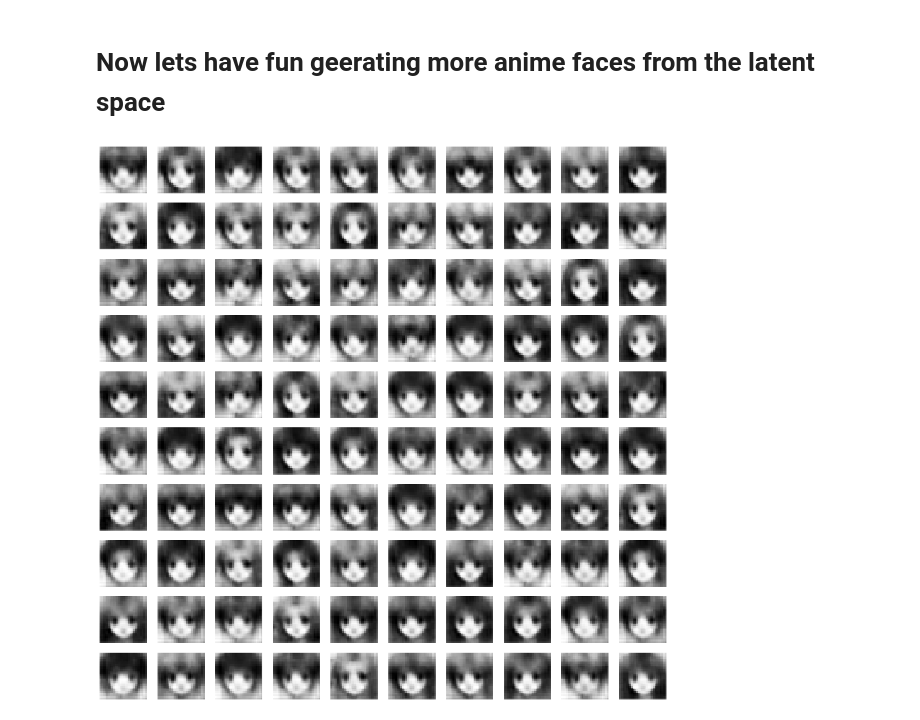
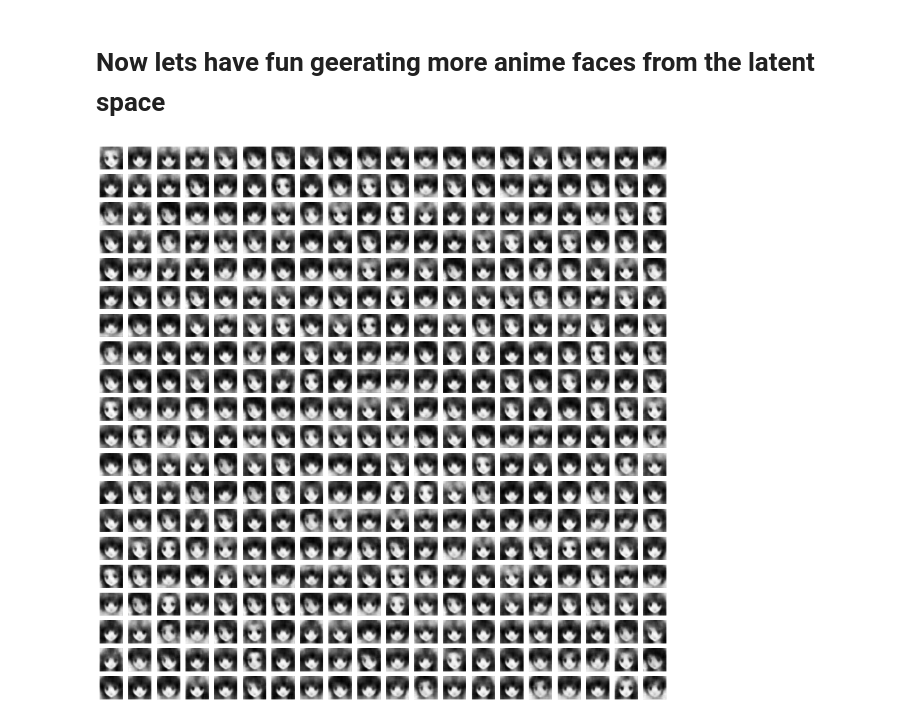
Before and after one commit to AHamamd150/Zewail-city, a Jupyter notebook: Generate_AnimeFaces_GAE.ipynb, the cells around one changed output. Saved outputs shown, nothing was run; the diff lists cells and outputs as text; code cells hidden in the pictures.

```diff
--- a/Generate_AnimeFaces_GAE.ipynb
+++ b/Generate_AnimeFaces_GAE.ipynb
@@ -35,7 +33,7 @@ data=glob.glob('Anime_images/*')
 files=[]
 for q in data:
   x1=CV.imread(q,0)
-  x1=CV.resize(x1,(28,28))
+  x1=CV.resize(x1,(56,56))
   files.append(x1)
 # %% [markdown]
 # Check some of the transformed images
@@ -86,11 +84,13 @@ def sampling(args):
 def encoder():
     encoder1 = layers.Conv2D(32,kernel_size=2,activation='relu',padding='same',name='layer1')(encoder_input)
     encoder2 = layers.MaxPooling2D((2,2),padding='same')(encoder1)
-    encoder3 = layers.Conv2D(8,kernel_size=2,activation='relu',padding='same',name='layer2')(encoder2)
+    encoder3 = layers.Conv2D(32,kernel_size=2,activation='relu',padding='same',name='layer2')(encoder2)
     encoder4 = layers.MaxPooling2D((2,2),padding='same')(encoder3)
     encoder5 = layers.Conv2D(8,kernel_size=2,activation='relu',padding='same',name='layer3')(encoder4)
-    encoder6 = layers.Flatten()(encoder5)
-    encoder_output = layers.Dense(decoder_inputdim,activation=None,name='layer4')(encoder6)
+    encoder6 = layers.MaxPooling2D((2,2),padding='same')(encoder5)
+    encoder7 = layers.Conv2D(8,kernel_size=2,activation='relu',padding='same',name='layer4')(encoder6)
+    encoder8 = layers.Flatten()(encoder7)
+    encoder_output = layers.Dense(decoder_inputdim,activation='relu',name='layer5')(encoder8)
     z_mean = layers.Dense(latent, name='z_mean')(encoder_output)
     z_log_var = layers.Dense(latent, name='z_log_var')(encoder_output)
     z = layers.Lambda(sampling, output_shape=(latent,), name='z')([z_mean, z_log_var])
@@ -102,13 +102,16 @@ def encoder():
 # define the decoder
 def decoder():
     decoder_input = keras.Input(shape=(latent,))
-    decoder1 = layers.Dense(392,activation=None,name='layer5')(decoder_input)
+    decoder1 = layers.Dense(392,activation='relu',name='layer5')(decoder_input)
     decoder2 = layers.Reshape((7,7,8))(decoder1)
-    decoder3 = layers.Conv2D(8,kernel_size=2,padding='same',activation='relu',name='layer6')(decoder2)
+    decoder3 = layers.Conv2D(32,kernel_size=2,padding='same',activation='relu',name='layer6')(decoder2)
     decoder4 = layers.UpSampling2D((2,2))(decoder3)
     decoder5 = layers.Conv2D(32,kernel_size=2,activation='relu',padding='same',name='layer7')(decoder4)
     decoder6 = layers.UpSampling2D((2,2))(decoder5)
-    decoder_output = layers.Conv2D(1,kernel_size=2,activation='sigmoid',padding='same',name='layer8')(decoder6)
+
+    decoder7 = layers.Conv2D(32,kernel_size=2,activation='relu',padding='same',name='layer8')(decoder6)
+    decoder8 = layers.UpSampling2D((2,2))(decoder7)
+    decoder_output = layers.Conv2D(1,kernel_size=2,activation='softplus',padding='same',name='layer9')(decoder8)
     decoder_model= Model(decoder_input,decoder_output)
     return decoder_model
 # %%
@@ -191,16 +195,16 @@ plt.tight_layout()
 # %% [markdown]
 # Now lets have fun geerating more anime faces from the latent space
 # %%
-xx=np.random.uniform(-1,1.5,100)
-yy=np.random.uniform(-1.5,2,100)
-yx=np.random.uniform(-1.5,2,100)
-xy=np.random.uniform(-1.5,2,100)
+x1=np.random.uniform(-2,2,400)
+x2=np.random.uniform(-3,3,400)
+x3=np.random.uniform(-1.5,2,400)
+x4=np.random.uniform(-1.,2,400)
 
 fig  = plt.figure(figsize=(20,20))
-for q in range(100):
-  fig.add_subplot(10,10,q+1)
-  y_pred=decoder_model.predict([[xx[q],yy[q],yx[q],xy[q]]]);
-  plt.imshow(y_pred.reshape(28,28),cmap='gray');
+for q in range(400):
+  fig.add_subplot(20,20,q+1)
+  y_pred=decoder_model.predict([[x1[q],x2[q],x3[q],x4[q]]]);
+  plt.imshow(y_pred.reshape(56,56)*255,cmap='gray');
   plt.axis('off')
 # %% [output]
-[figure, old version]
+[figure, new version]
```
Also changed, not shown: parts of 7 cells of this notebook.
